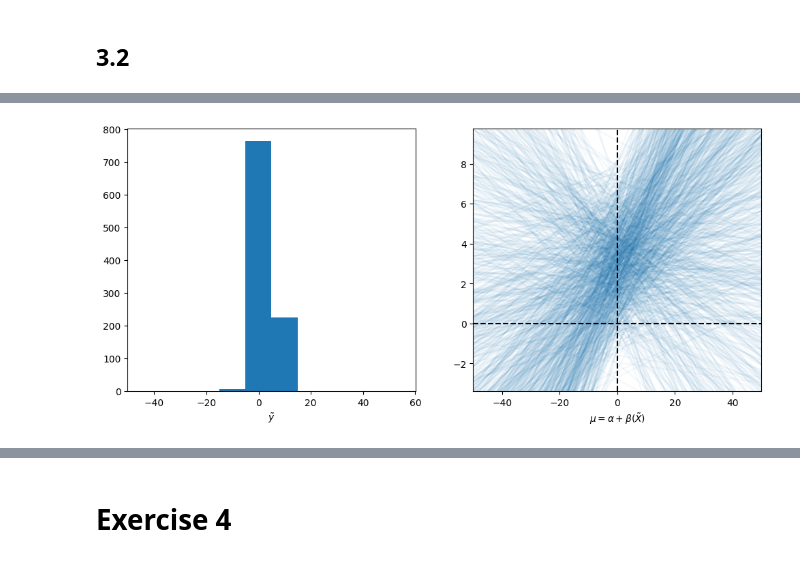
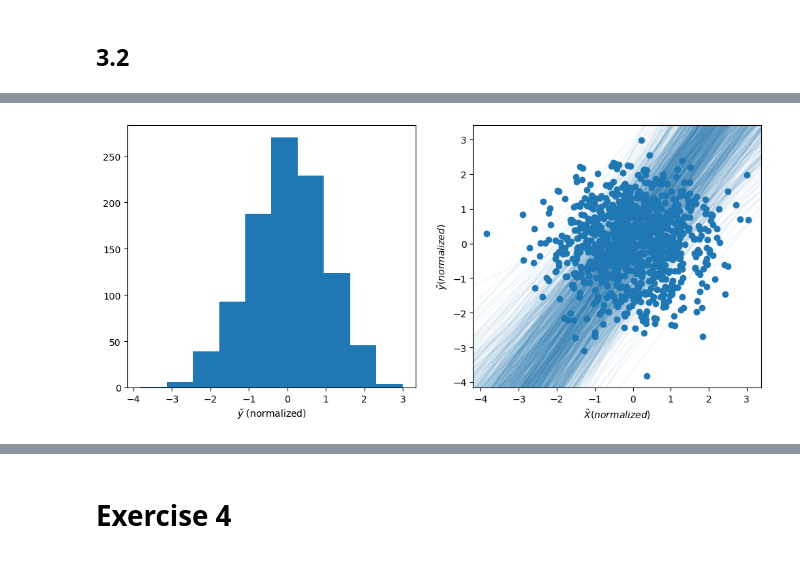
Before and after one commit to ajbarrows/uvmbayes, a Jupyter notebook: notebooks/problem_sets/20240927-problem_set_2.ipynb, the cells around one changed output, grey strips where cells are left out. Cells and saved outputs as stored; diff of their text form; code cells hidden in the pictures.

```diff
--- a/notebooks/problem_sets/20240927-problem_set_2.ipynb
+++ b/notebooks/problem_sets/20240927-problem_set_2.ipynb
@@ -54,10 +94,10 @@ class PenguinModel():
         self.likelihood = None
 
     # define model attributes
-    def assign_alpha_prior(self, loc: float=3.0, scale: float=2.0):
+    def assign_alpha_prior(self, loc: float=0, scale: float=1):
         return sp.stats.norm(loc=loc, scale=scale)
 
-    def assign_beta_prior(self, loc: float=0.1, scale: float=0.2):
+    def assign_beta_prior(self, loc: float=1.5, scale: float=.25):
         return sp.stats.norm(loc=loc, scale=scale)
 
     def assign_sigma_prior(self, s: float=1, scale: float=0):
@@ -66,6 +106,7 @@ class PenguinModel():
     def assign_likelihood(self, loc, scale):
         mod = sp.stats.norm(loc=loc, scale=scale)
         self.likelihood = mod
+
 
     # define methods
     def bootstrap(self, X: pd.Series, stat=np.mean, n_resamples: int=1000,
@@ -147,37 +188,42 @@ plt.savefig(os.path.join(out_dir, 'prior_distributions.pdf'), bbox_inches='tight
 # %%
-def scale(X):
-    return (X - np.mean(X)) / np.std(X)
+def scale(Y):
+    return (Y - np.mean(Y)) / np.std(Y)
 
 def plot_prior_predictive(model: PenguinModel, X: pd.Series) -> None:
     """Plot simulated prior predictive y-tilde and linear slopes.
 
     Args:
         model (PenguinModel): PenguinModel object.
         X (pd.Series): Input data (passed to `PenguinModel.simulate_prior_predictive()`)
     """
-    X_tilde, y_tilde, alpha, beta = model.simulate_prior_predictive(scale(X))
+    X_tilde, y_tilde, alpha, beta = model.simulate_prior_predictive(X)
+
+    y_tilde_norm = scale(y_tilde)
+    X_tilde_norm = scale(X_tilde)
 
     fig, axs = plt.subplots(ncols=2, figsize= (12, 5))
 
     ax = axs[0]
-    ax.hist(y_tilde)
-    ax.set_xlabel(r'$\tilde{y}$')
+    ax.hist(y_tilde_norm)
+    ax.set_xlabel(r'$\tilde{y}$ (normalized)')
 
     ax = axs[1]
+    # print(alpha + beta * X_tilde)
 
-    ax.set_xlim(-50, 50)
-
+    # for i in range(len(alpha)):
+    #     ax.plot(X_tilde_norm, alpha[i] + beta[i] * X_tilde, alpha=.05, color='black')
+    ax.scatter(X_tilde_norm,  y_tilde_norm)
     for i in range(len(alpha)):
         xy1 = (0, alpha[i])
         slope = beta[i]
 
         ax.axline(xy1=xy1, slope=slope, alpha=.05)
+    # plt.line(a)
 
-    ax.axvline(x=0, color='black', linestyle='--')
-    ax.axhline(y=0, color='black', linestyle='--')
-    ax.set_xlabel(r'$\mu = \alpha + \beta(\tilde{X})$')
+    ax.set_xlabel(r'$\tilde{X} (normalized)$')
+    ax.set_ylabel(r'$\tilde{y} (normalized)$')
 
 plot_prior_predictive(model, df['flipper_length_mm'])
 plt.savefig(os.path.join(out_dir, 'prior_predictive.pdf'), bbox_inches='tight')
 # %% [output]
-[figure, old version]
+[figure, new version]
```
Also changed, not shown: parts of 8 cells of this notebook, 4 other files.
